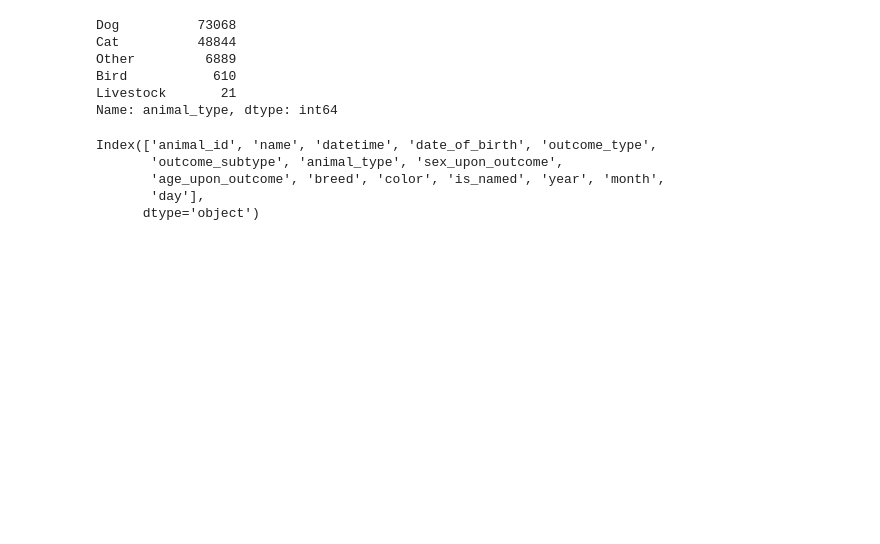
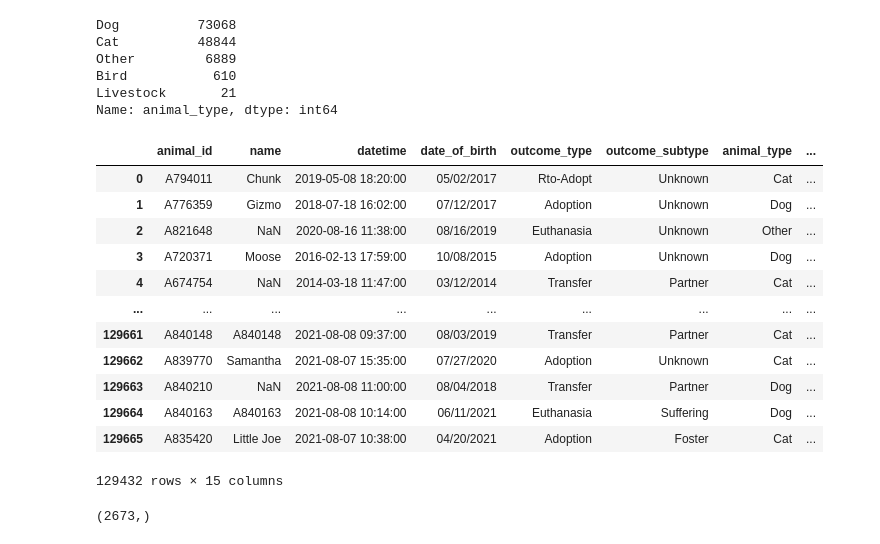
Before and after one commit to bpberry0324/animal_shelter_outcomes, a Jupyter notebook: appendices/appendix_01_preprocessing/01_initial_cleaning.ipynb, the cells around one changed output. Drawn from its saved outputs; the diff is of its cells as text; code cells hidden in the pictures; blank space fills up the shorter version.

```diff
--- a/appendices/appendix_01_preprocessing/01_initial_cleaning.ipynb
+++ b/appendices/appendix_01_preprocessing/01_initial_cleaning.ipynb
@@ -125,10 +156,22 @@ outcomes['month'] = outcomes['datetime'].apply(lambda x: x.month)
 # %%
 outcomes['day'] = outcomes['datetime'].apply(lambda x: x.day_name())
 # %%
-outcomes.columns
+outcomes
 # %% [output]
+|  | animal_id | name | datetime | date_of_birth | outcome_type | outcome_subtype | animal_type | ... |
+| 0 | A794011 | Chunk | 2019-05-08 18:20:00 | 05/02/2017 | Rto-Adopt | Unknown | Cat | ... |
+| 1 | A776359 | Gizmo | 2018-07-18 16:02:00 | 07/12/2017 | Adoption | Unknown | Dog | ... |
+| 2 | A821648 | NaN | 2020-08-16 11:38:00 | 08/16/2019 | Euthanasia | Unknown | Other | ... |
+| 3 | A720371 | Moose | 2016-02-13 17:59:00 | 10/08/2015 | Adoption | Unknown | Dog | ... |
+| 4 | A674754 | NaN | 2014-03-18 11:47:00 | 03/12/2014 | Transfer | Partner | Cat | ... |
+| ... | ... | ... | ... | ... | ... | ... | ... | ... |
+| 129661 | A840148 | A840148 | 2021-08-08 09:37:00 | 08/03/2019 | Transfer | Partner | Cat | ... |
+| 129662 | A839770 | Samantha | 2021-08-07 15:35:00 | 07/27/2020 | Adoption | Unknown | Cat | ... |
+| 129663 | A840210 | NaN | 2021-08-08 11:00:00 | 08/04/2018 | Transfer | Partner | Dog | ... |
+| 129664 | A840163 | A840163 | 2021-08-08 10:14:00 | 06/11/2021 | Euthanasia | Suffering | Dog | ... |
+| 129665 | A835420 | Little Joe | 2021-08-07 10:38:00 | 04/20/2021 | Adoption | Foster | Cat | ... |
-Index(['animal_id', 'name', 'datetime', 'date_of_birth', 'outcome_type',
-       'outcome_subtype', 'animal_type', 'sex_upon_outcome',
-       'age_upon_outcome', 'breed', 'color', 'is_named', 'year', 'month',
-       'day'],
-      dtype='object')
+129432 rows × 15 columns
+# %%
+outcomes['breed'].unique().shape
+# %% [output]
+(2673,)
```
Also changed, not shown: parts of 3 cells of this notebook.
